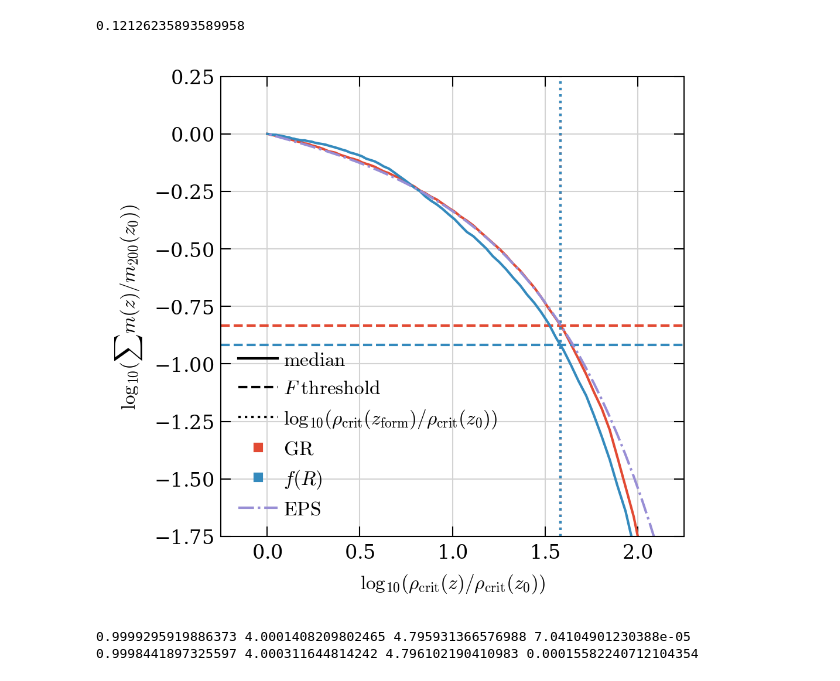
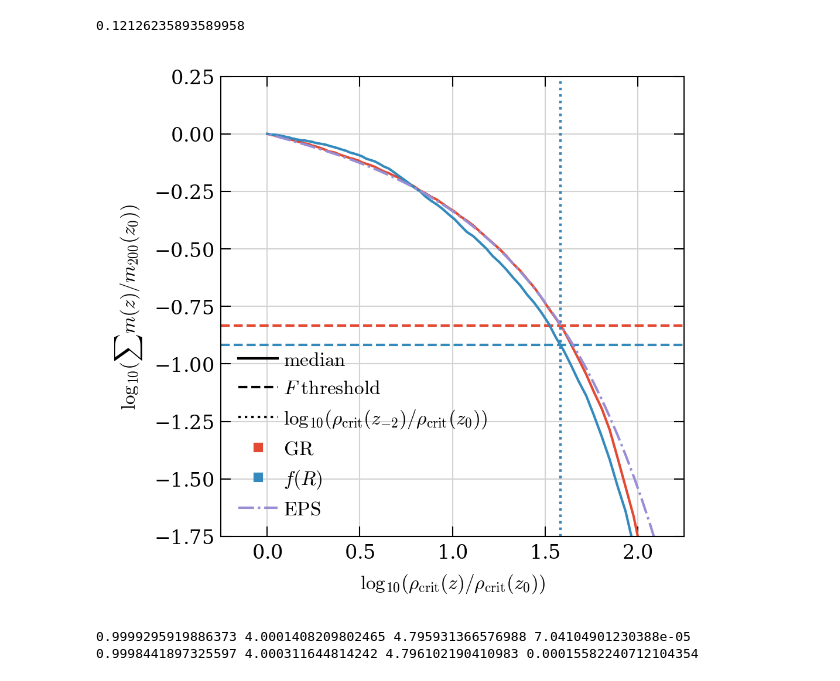
Before and after one commit to oleskiewicz/hbtp, a Jupyter notebook: comparison.ipynb, the cells around one changed output. Drawn from its saved outputs; the diff is of its cells as text; code cells hidden in the pictures.

Commit message:
correct legend in cmh plots

```diff
--- a/comparison.ipynb
+++ b/comparison.ipynb
@@ -378,35 +378,35 @@ plot_history_eps(ax, snap, haloes_gr, c="C2", ls="-.", lw=1)
 
 ax.legend(
     handles=[
         matplotlib.lines.Line2D(
             [], [], color="k", linestyle="-", label=r"$\mathrm{median}$"
         ),
         matplotlib.lines.Line2D(
             [], [], color="k", linestyle="--", label=r"$F\;\mathrm{threshold}$"
         ),
         matplotlib.lines.Line2D(
             [],
             [],
             color="k",
             linestyle=":",
-            label=r"$\log_{10}(\rho_{\mathrm{crit}}(z_{\mathrm{form}}) / \rho_{\mathrm{crit}}(z_0))$",
+            label=r"$\log_{10}(\rho_{\mathrm{crit}}(z_{-2}) / \rho_{\mathrm{crit}}(z_0))$",
         ),
         matplotlib.lines.Line2D(
             [], [], color="C0", marker="s", linestyle="", label=r"${\rm GR}$"
         ),
         matplotlib.lines.Line2D(
             [], [], color="C1", marker="s", linestyle="", label=r"$f(R)$"
         ),
         matplotlib.lines.Line2D(
             [], [], color="C2", ls="-.", label=r"${\rm EPS}$"
         ),
     ]
 )
 
 if savefig:
     fig.savefig("./plots/cmh_nfw_f%03d_%02d.pdf" % (100 * NFW_f, snap))
 # %% [output]
-[figure, old version]
+[figure, new version]
 # %%
 c_gr, a_gr, rho_s_gr = halo_profiles_ein(ps_gr, xs_gr, idx_gr)
 c_f6, a_f6, rho_s_f6 = halo_profiles_ein(ps_f6, xs_f6, idx_f6)
```
Also changed, not shown: parts of 1 cell of this notebook.
